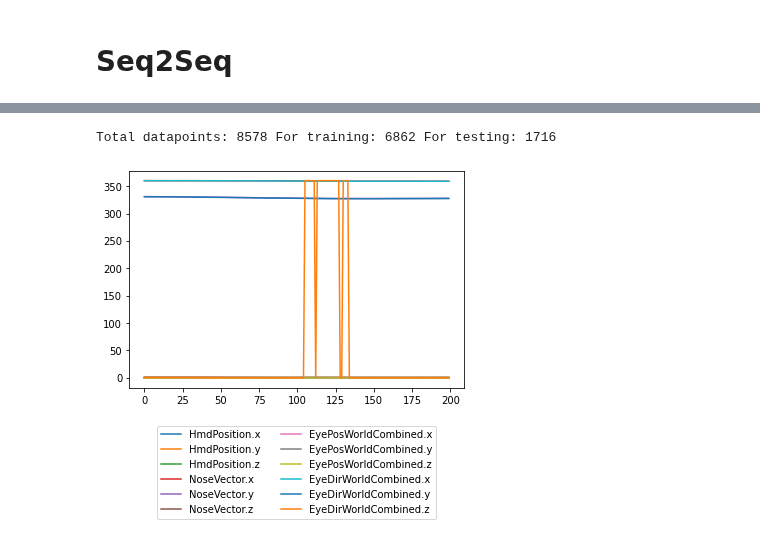
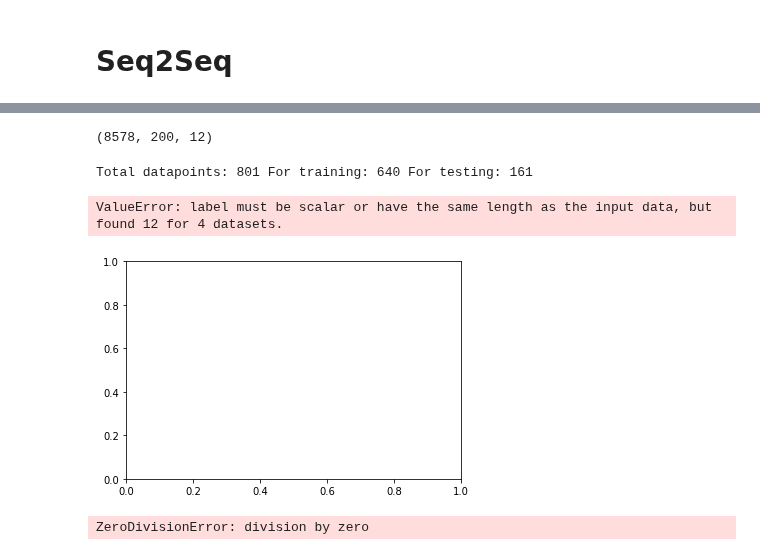
Before and after one commit to StefB4/Head2Eye, a Jupyter notebook: Seq2Seq.ipynb, the cells around one changed output, grey strips where cells are left out. Drawn from its saved outputs; the diff is of its cells as text; code cells hidden in the pictures.

```diff
--- a/Seq2Seq.ipynb
+++ b/Seq2Seq.ipynb
@@ -156,30 +209,39 @@ truncated = measurement1.truncate_data(filtered_data, 200, method = "numpy")
 
 # Drop last two columns of unneeded data
 truncated = np.delete(truncated,[12,13],axis=2)
+# %%
+np.shape(truncated)
+# %% [output]
+(8578, 200, 12)
 # %%
 # Find max(abs(value))
 scaling_factor = np.ceil(np.max(np.abs(truncated)))
 
 # Train and test split
 train_test_ratio = 0.8
 split_idx = int(len(truncated) * train_test_ratio)
 train_set = truncated[:split_idx]
 test_set = truncated[split_idx:]
 print("Total datapoints: " + str(len(truncated)) + " For training: " + str(train_set.shape[0]) + " For testing: " + str(test_set.shape[0]))
 
-plt.plot(range(len(train_set[3950])), train_set[3950], label=["HmdPosition.x",  "HmdPosition.y",  "HmdPosition.z",  "NoseVector.x",  "NoseVector.y", "NoseVector.z",  "EyePosWorldCombined.x",  "EyePosWorldCombined.y", "EyePosWorldCombined.z",  "EyeDirWorldCombined.x",  "EyeDirWorldCombined.y",  "EyeDirWorldCombined.z"])
+plt.plot(range(len(train_set[2])), train_set[2], label=["HmdPosition.x",  "HmdPosition.y",  "HmdPosition.z",  "NoseVector.x",  "NoseVector.y", "NoseVector.z",  "EyePosWorldCombined.x",  "EyePosWorldCombined.y", "EyePosWorldCombined.z",  "EyeDirWorldCombined.x",  "EyeDirWorldCombined.y",  "EyeDirWorldCombined.z"])
 plt.legend(loc='upper center', bbox_to_anchor=(0.5, -0.15), fancybox=True, shadow=False, ncol=2)
 plt.show()
 
 
 # Input and output split, apply scaling factor
 train_set_source = train_set[:,:,:6] / scaling_factor
 train_set_target = train_set[:,:,6:] / scaling_factor
 test_set_source = test_set[:,:,:6] / scaling_factor
 test_set_target = test_set[:,:,6:] / scaling_factor
 # %% [output]
-Total datapoints: 8578 For training: 6862 For testing: 1716
+Total datapoints: 801 For training: 640 For testing: 161
+ValueError: label must be scalar or have the same length as the input data, but found 12 for 4 datasets.
-[figure, old version]
+[figure, new version]
+# %%
+print(1/0)
+# %% [output]
+ZeroDivisionError: division by zero
 # %%
 # Build DNN
 
```
Also changed, not shown: parts of 7 cells of this notebook, 2 other files.
